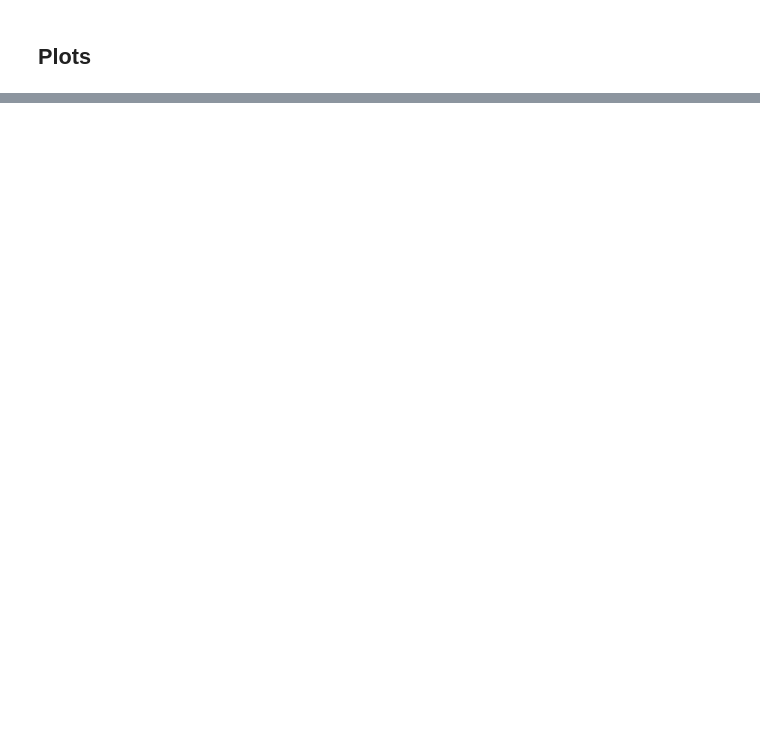
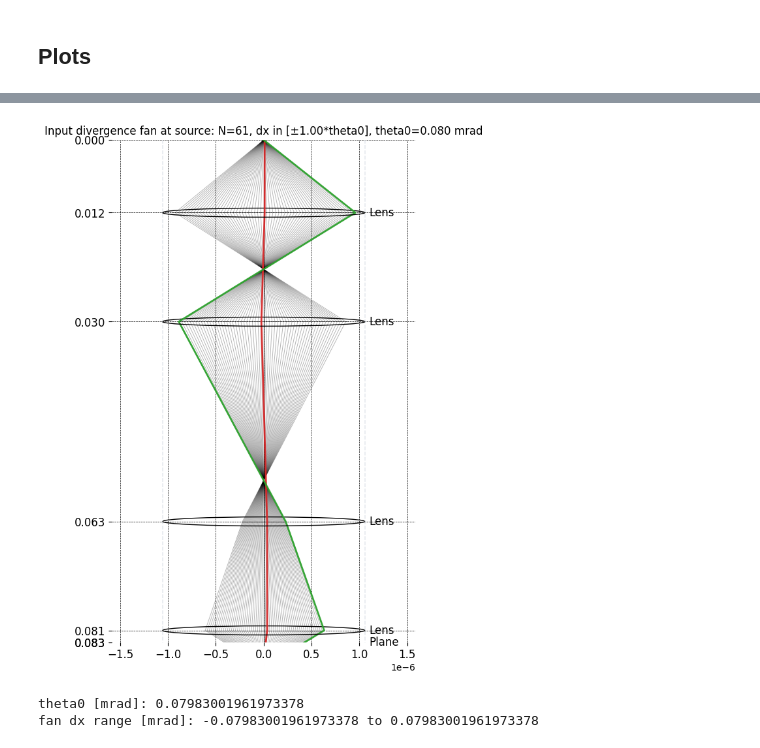
Before and after one commit to TemGym/TemGymCore, a Jupyter notebook: examples/ray_transfer/condenser_model_tem.ipynb, the cells around one changed output, grey strips where cells are left out. Saved outputs shown, nothing was run; the diff lists cells and outputs as text; code cells hidden in the pictures; blank space fills up the shorter version.

```diff
--- a/examples/ray_transfer/condenser_model_tem.ipynb
+++ b/examples/ray_transfer/condenser_model_tem.ipynb
@@ -672,0 +1303,13 @@ plt.show()
+# %%
+export_payload = build_export_payload_from_cl3_only_fit(cfg, cfg_cl3_only, cl3_only_results)
+export_path = export_fit_model_json(
+    export_payload,
+    'examples/ray_transfer/exported_microscope_models/condenser_cl3_only_fit_model.json',
+)
+
+print('Exported model JSON:', export_path)
+print('Exported fit rows:', len(export_payload['fit_table']))
+
+loaded_model = load_fit_model_json(export_path)
+print('Loaded model type:', loaded_model['model_type'])
+print('Loaded branch mode:', loaded_model['branch_mode'])
@@ -672,0 +1513,48 @@ plt.show()
+# %%
+# Fan controls
+fan_num_rays = 61                 # odd count keeps an on-axis ray
+fan_divergence_scale = 1.0        # 1.0 -> +/- theta0
+fan_band_mode = 'lines'           # 'lines' or 'fill'
+
+# Build the two-ray basis to extract input divergence theta0
+source_basis = make_waist_divergence_rays(
+    loaded_model['beam']['waist_m'],
+    voltage=loaded_model['beam']['voltage_V'],
+    z=0.0,
+)
+source_basis_dx = np.asarray(source_basis.dx, dtype=float).reshape(-1)
+theta0_in = float(np.max(np.abs(source_basis_dx)))
+
+# Construct an x-z fan from -theta_max to +theta_max at source
+theta_max = fan_divergence_scale * theta0_in
+dx_fan = np.linspace(-theta_max, theta_max, int(fan_num_rays), dtype=float)
+
+fan_rays = Ray(
+    x=np.zeros_like(dx_fan),
+    y=np.zeros_like(dx_fan),
+    dx=dx_fan,
+    dy=np.zeros_like(dx_fan),
+    z=np.zeros_like(dx_fan),
+    pathlength=np.zeros_like(dx_fan),
+)
+
+fig, ax = plot_model(
+    components_realized,
+    rays=fan_rays,
+    solution_rays=source_basis,
+    include_input_rays=True,
+    plot_params=legacy_beam_plot_params(),
+    band_mode=fan_band_mode,
+)
+ax.set_title(
+    f"Input divergence fan at source: N={fan_num_rays}, "
+    f"dx in [\u00b1{fan_divergence_scale:.2f}*theta0], theta0={theta0_in*1e3:.3f} mrad"
+)
+plt.show()
+
+print('theta0 [mrad]:', theta0_in * 1e3)
+print('fan dx range [mrad]:', float(dx_fan.min() * 1e3), 'to', float(dx_fan.max() * 1e3))
+# %% [output]
+[figure, added]
+theta0 [mrad]: 0.07983001961973378
+fan dx range [mrad]: -0.07983001961973378 to 0.07983001961973378
```
Also changed, not shown: parts of 22 cells of this notebook, 4 other files.
